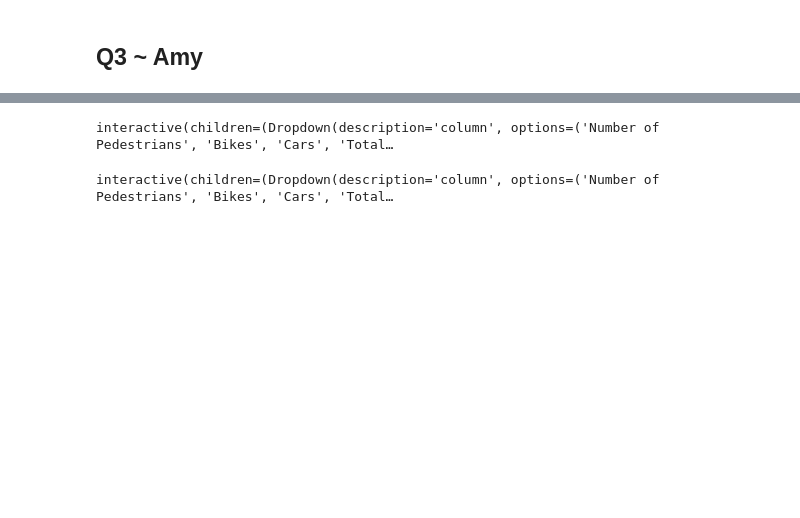
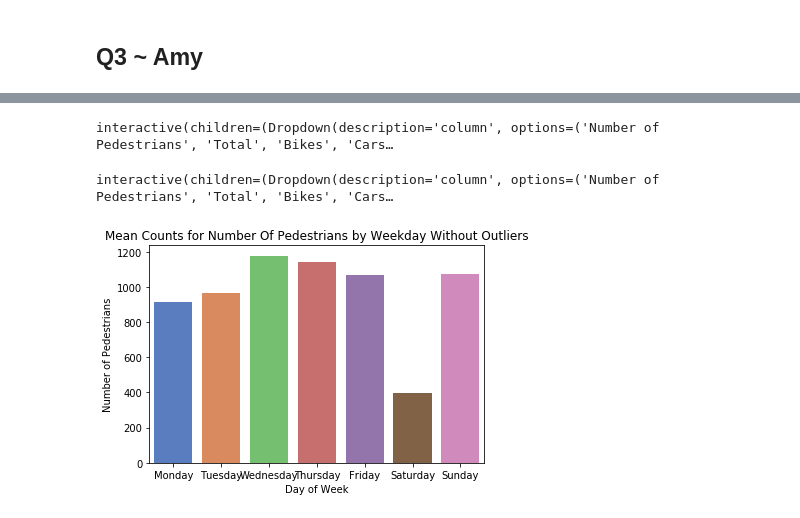
Before and after one commit to farazsfh/Numina-Analytics-Dashboard, a Jupyter notebook: Q3-Amy.ipynb, the cells around one changed output, grey strips where cells are left out. Cells and saved outputs as stored; diff of their text form; code cells hidden in the pictures; blank space fills up the shorter version.

```diff
--- a/Q3-Amy.ipynb
+++ b/Q3-Amy.ipynb
@@ -55,7 +58,7 @@ query {
 peds = requests.post(url, json={'query': query2}, headers = {'Authorization':token})
 
 
-l = peds.json()['data']['feedCountMetrics']['edges']
+p = peds.json()['data']['feedCountMetrics']['edges']
 query1 = """
 query {
   feedCountMetrics(
@@ -119,4 +196,6 @@ query {
 }
 """
 s = requests.post(url, json={'query': query0}, headers = {'Authorization':token})
-s.json()['data']
+
+devices = {'Streetscape': ('SWLSANDBOX1', 'img/Streetscape.png'), 'Outside': ('SWLSANDBOX3', 'img/Outside.png'),
+           'UnderRaincoat': ('SWLSANDBOX2', 'img/UnderRaincoat.png')}
@@ -134,10 +201,0 @@ s.json()['data']
-# %%
-def f(x):
-
-    sensor = x
-    display(sensor)
-    return sensor
-
-sensor = interactive(f, x=widgets.Dropdown(options=["SWLSANDBOX1", "SWLSANDBOX2", "SWLSANDBOX3"], value = "SWLSANDBOX1", disabled = False))
-display(sensor)
-#outside sandbox
@@ -226,6 +253,15 @@ interactive(children=(DatePicker(value=Timestamp('2019-01-01 00:00:00'), descrip
 # %%
 
-def plot_up_to(column, start_date, end_date):
+def plot_up_to(column, start_date, end_date, device):
+
+    if device == 'Streetscape':
+        df = street_df
+    if device == 'Outside':
+        df = outside_df
+    if device == 'UnderRaincoat':
+        df = raincoat_df
+
+
     start_date = pd.Timestamp(start_date)
     end_date = pd.Timestamp(end_date)
 
@@ -235,14 +271,15 @@ def plot_up_to(column, start_date, end_date):
                                    yTitle=column,
                                   title=f'{column.title()}  between {start_date.date()} and {end_date.date()}.')
 
-_ = interact(plot_up_to, column=widgets.Dropdown(options=list(df.select_dtypes('number').columns), value = 'Number of Pedestrians'),
+_ = interact(plot_up_to, column=widgets.Dropdown(options=['Number of Pedestrians', 'Total', 'Bikes', 'Cars'], value = 'Number of Pedestrians'),
              start_date=widgets.DatePicker(value=pd.to_datetime('2019-01-01')),
-             end_date=widgets.DatePicker(value=pd.to_datetime('2020-01-01')))
+             end_date=widgets.DatePicker(value=pd.to_datetime('2020-01-01')),
+            device = widgets.Dropdown(options=list(devices.keys())))
 # %% [output]
-interactive(children=(Dropdown(description='column', options=('Number of Pedestrians', 'Bikes', 'Cars', 'Total…
+interactive(children=(Dropdown(description='column', options=('Number of Pedestrians', 'Total', 'Bikes', 'Cars…
 # %%
 def remove_outliers(df):
-
+    testing_df = df.drop(df[df.Total == 0].index)
     q1 = testing_df['Total'].quantile(0.10)
     q3 = testing_df['Total'].quantile(0.90)
 
@@ -251,19 +288,32 @@ def remove_outliers(df):
     df = df[~((df['Total'] < (q1)) \
              |(df['Total'] > (q3)))]
     return df
-no_outliers = remove_outliers(df)
+
+cleaned_s = remove_outliers(street_df)
+cleaned_o = remove_outliers(outside_df)
+cleaned_r = remove_outliers(raincoat_df)
 # %%
 import seaborn as sns
 order = ["Monday", "Tuesday", "Wednesday", "Thursday", "Friday", "Saturday", "Sunday"]
-def plot_week_days(column, start_date, end_date):
+def plot_week_days(column, start_date, end_date, device):
+    if device == 'Streetscape':
+        df = cleaned_s
+    if device == 'Outside':
+        df = cleaned_o
+    if device == 'UnderRaincoat':
+        df = cleaned_r
+
     start_date = pd.Timestamp(start_date)
     end_date = pd.Timestamp(end_date)
 
-    plot_df = no_outliers.loc[(no_outliers.index >= start_date) & (no_outliers.index <= end_date)].copy()
-    sns.barplot(x="Day of Week", y=column, data= plot_df.groupby(['Day of Week'])[column].mean().reset_index(), order = order)
-
-_ = interact(plot_week_days, column=widgets.Dropdown(options=list(no_outliers.select_dtypes('number').columns)),
+    plot_df = df.loc[(df.index >= start_date) & (df.index <= end_date)].copy()
+    ax = sns.barplot(x="Day of Week", y=column, data= plot_df.groupby(['Day of Week'])[column].mean().reset_index(), order = order, palette = 'muted')
+    ax.set_title(f'Mean Counts for {column.title()} by Weekday Without Outliers')
+    plt.xticks(rotation=45)
+_ = interact(plot_week_days, column=widgets.Dropdown(options=['Number of Pedestrians', 'Total', 'Bikes', 'Cars']),
              start_date=widgets.DatePicker(value=pd.to_datetime('2019-01-01')),
-             end_date=widgets.DatePicker(value=pd.to_datetime('2020-01-01')))
+             end_date=widgets.DatePicker(value=pd.to_datetime('2020-01-01')),
+            device = widgets.Dropdown(options=list(devices.keys())))
 # %% [output]
-interactive(children=(Dropdown(description='column', options=('Number of Pedestrians', 'Bikes', 'Cars', 'Total…
+interactive(children=(Dropdown(description='column', options=('Number of Pedestrians', 'Total', 'Bikes', 'Cars…
+[figure, added]
```
Also changed, not shown: parts of 18 cells of this notebook.
